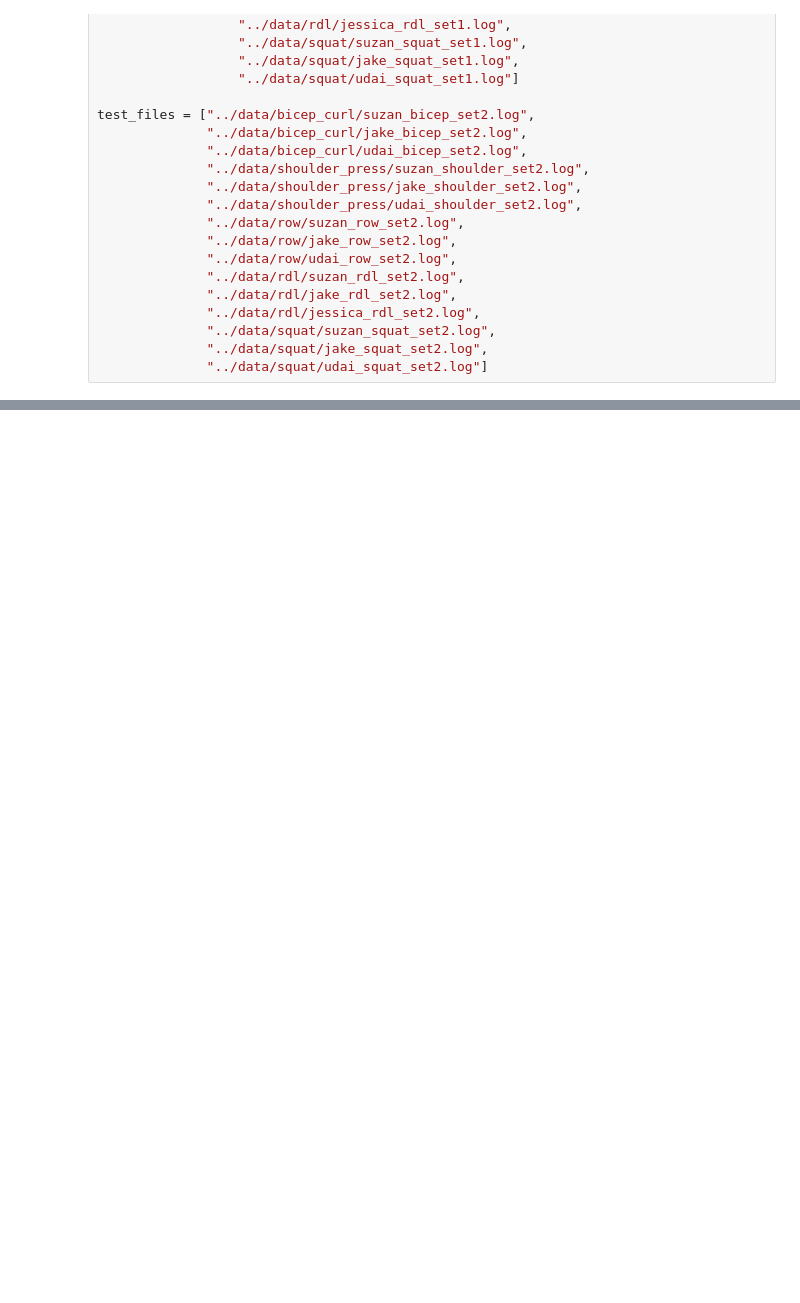
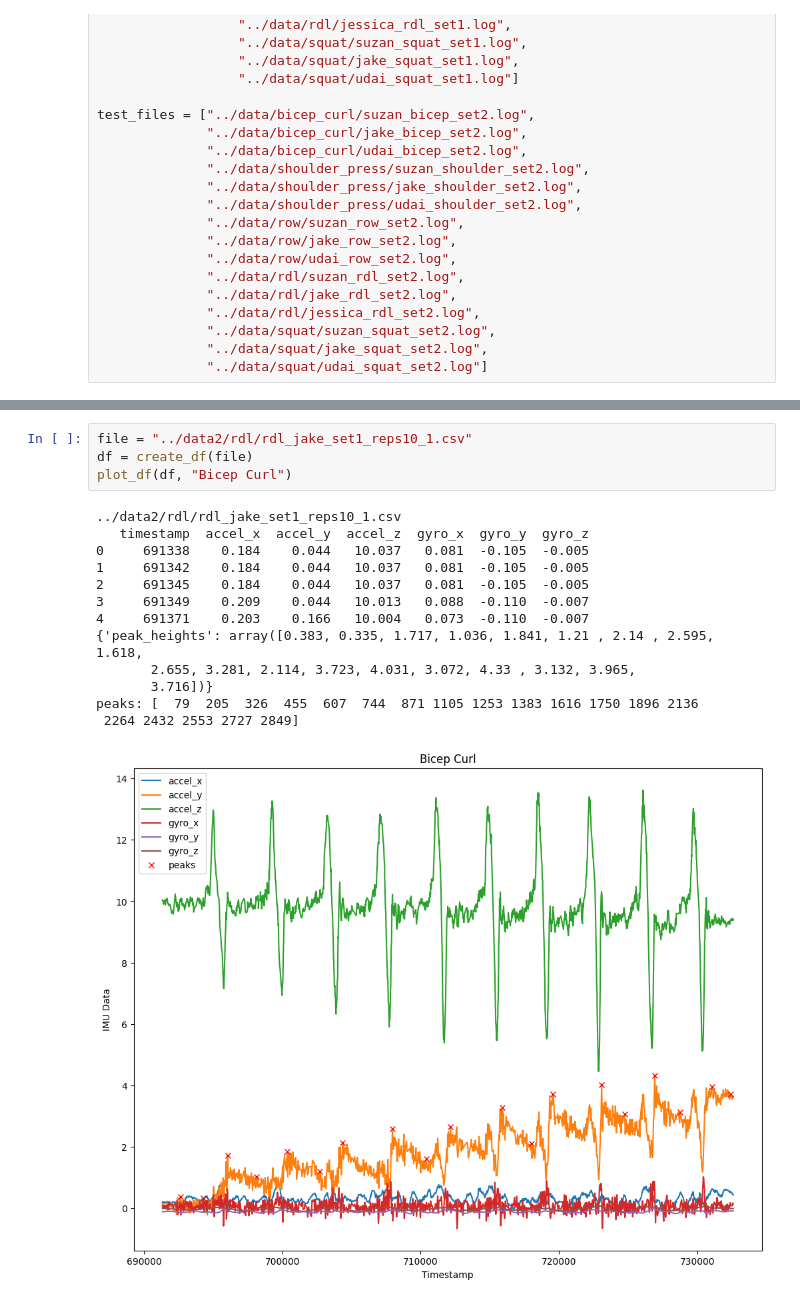
Before and after one commit to suzanmanasreh/wireless-imu-activity-tracking, a Jupyter notebook: data_process/process.ipynb, the cells around one changed output, grey strips where cells are left out. Drawn from its saved outputs; the diff is of its cells as text; blank space fills up the shorter version.

```diff
--- a/data_process/process.ipynb
+++ b/data_process/process.ipynb
@@ -132,0 +181,18 @@ plot_df(df, "Bicep Curl")
+# %%
+file = "../data2/rdl/rdl_jake_set1_reps10_1.csv"
+df = create_df(file)
+plot_df(df, "Bicep Curl")
+# %% [output]
+../data2/rdl/rdl_jake_set1_reps10_1.csv
+   timestamp  accel_x  accel_y  accel_z  gyro_x  gyro_y  gyro_z
+0     691338    0.184    0.044   10.037   0.081  -0.105  -0.005
+1     691342    0.184    0.044   10.037   0.081  -0.105  -0.005
+2     691345    0.184    0.044   10.037   0.081  -0.105  -0.005
+3     691349    0.209    0.044   10.013   0.088  -0.110  -0.007
+4     691371    0.203    0.166   10.004   0.073  -0.110  -0.007
+{'peak_heights': array([0.383, 0.335, 1.717, 1.036, 1.841, 1.21 , 2.14 , 2.595, 1.618,
+       2.655, 3.281, 2.114, 3.723, 4.031, 3.072, 4.33 , 3.132, 3.965,
+       3.716])}
+peaks: [  79  205  326  455  607  744  871 1105 1253 1383 1616 1750 1896 2136
+ 2264 2432 2553 2727 2849]
+[figure, added]
```
Also changed, not shown: parts of 13 cells of this notebook, 19 other files.
